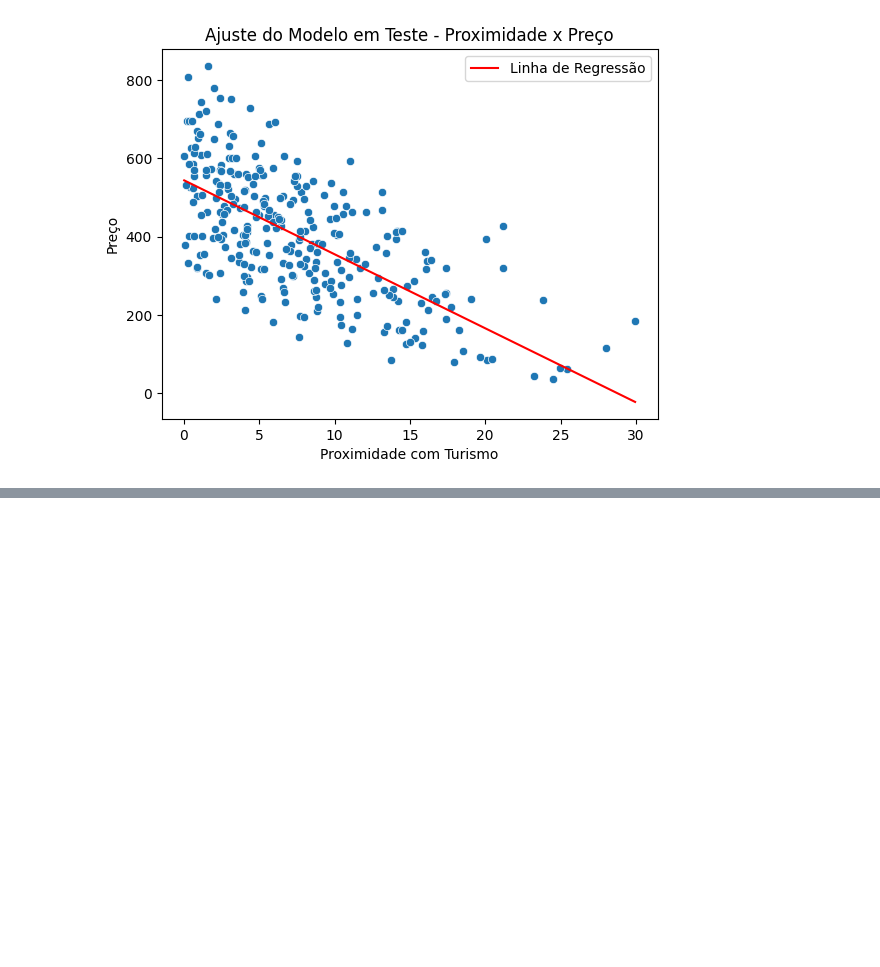
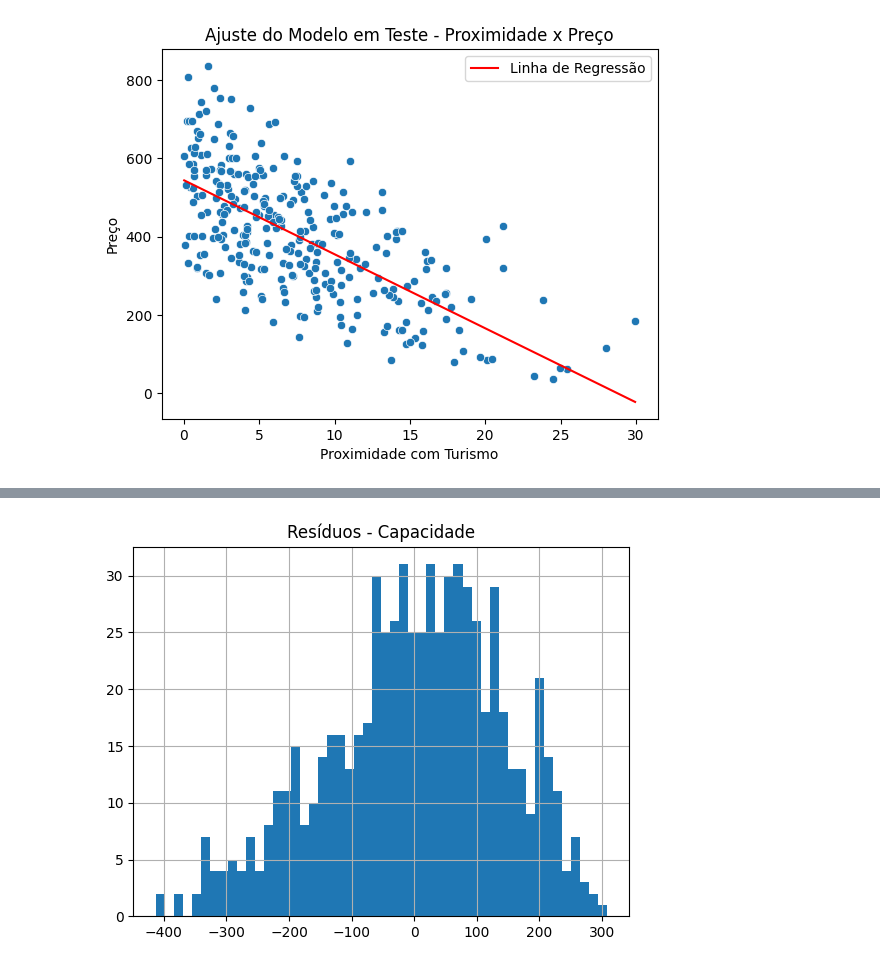
Before and after one commit to fernandowolff/datascience-course-2, a Jupyter notebook: ds_linear_regression/exercicio_hoteis.ipynb, the cells around one changed output, grey strips where cells are left out. Saved outputs shown, nothing was run; the diff lists cells and outputs as text; code cells hidden in the pictures; blank space fills up the shorter version.

```diff
--- a/ds_linear_regression/exercicio_hoteis.ipynb
+++ b/ds_linear_regression/exercicio_hoteis.ipynb
@@ -183,0 +195,5 @@ Podemos observar que:
+# %%
+xtrain, xtest, ytrain, ytest = train_test_split(df.drop(columns="Preco"), df['Preco'], test_size=0.3, random_state=230)
+# %%
+dftrain = pd.DataFrame(data=xtrain)
+dftrain["Preco"] = ytrain
@@ -280,0 +292,3 @@ plt.show()
+# %%
+model_cp = ols("Preco ~ Capacidade", data = dftrain).fit()
+print(model_cp.summary())
@@ -280,0 +319,6 @@ plt.show()
+# %%
+model_cp.resid.hist(bins=50)
+plt.title("Resíduos - Capacidade")
+plt.show()
+# %% [output]
+[figure, added]
```
Also changed, not shown: parts of 52 cells of this notebook.
